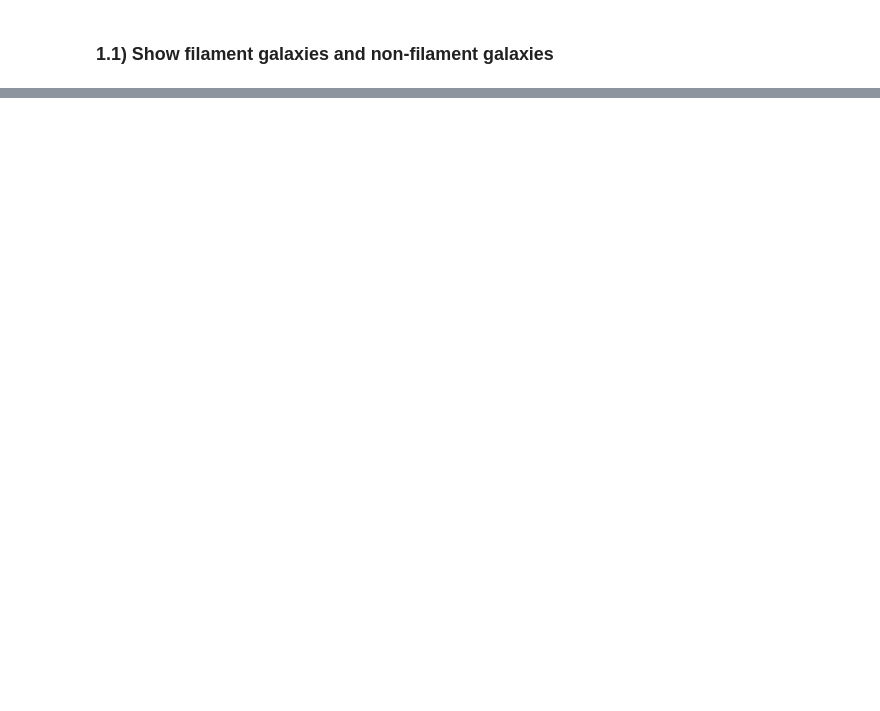
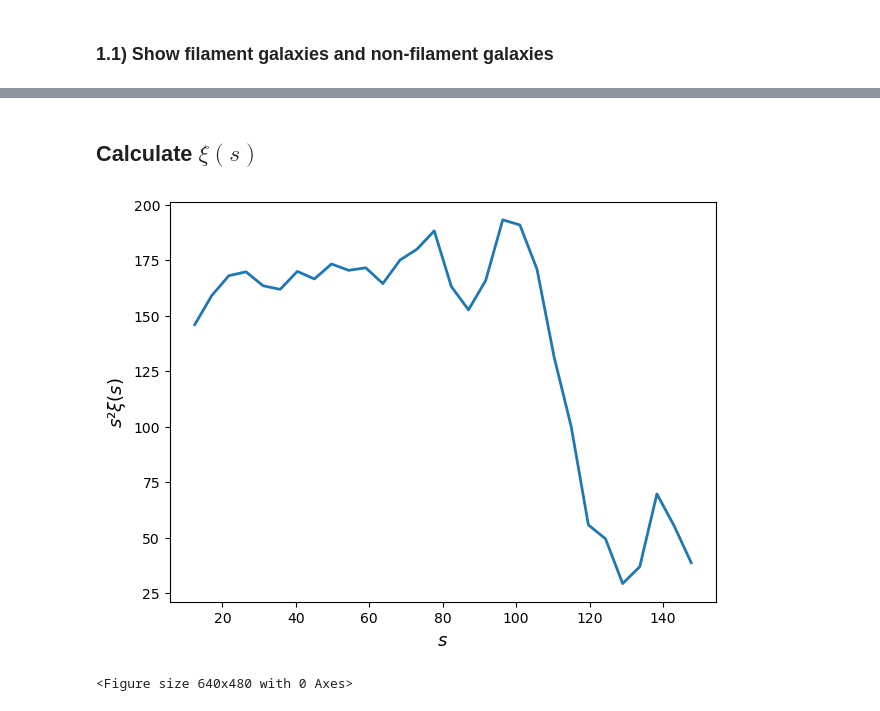
Before and after one commit to FedeDavilaKurban/filbao, a Jupyter notebook: main.ipynb, the cells around one changed output, grey strips where cells are left out. Drawn from its saved outputs; the diff is of its cells as text; code cells hidden in the pictures; blank space fills up the shorter version.

```diff
--- a/main.ipynb
+++ b/main.ipynb
@@ -267,0 +279,2 @@ plt.show()
+# %% [markdown]
+## Calculate $\xi(s)$
@@ -267,0 +357,21 @@ plt.show()
+# %%
+import matplotlib.pyplot as plt
+fslabel = 13
+
+sig = np.sqrt(varxi)
+
+#s = dd.meanr
+plt.errorbar(s, xi*s**2, yerr=sig, color='C00', lw=2)
+
+plt.xlabel(r'$s$', fontsize = fslabel)
+plt.ylabel(r'$s²\xi(s)$', fontsize = fslabel)
+
+plt.tight_layout()
+
+plt.show()
+
+plotname = '../plots/xi_s.png'
+plt.savefig(plotname)
+# %% [output]
+[figure, added]
+<Figure size 640x480 with 0 Axes>
```
Also changed, not shown: parts of 5 cells of this notebook, 1 other file.
